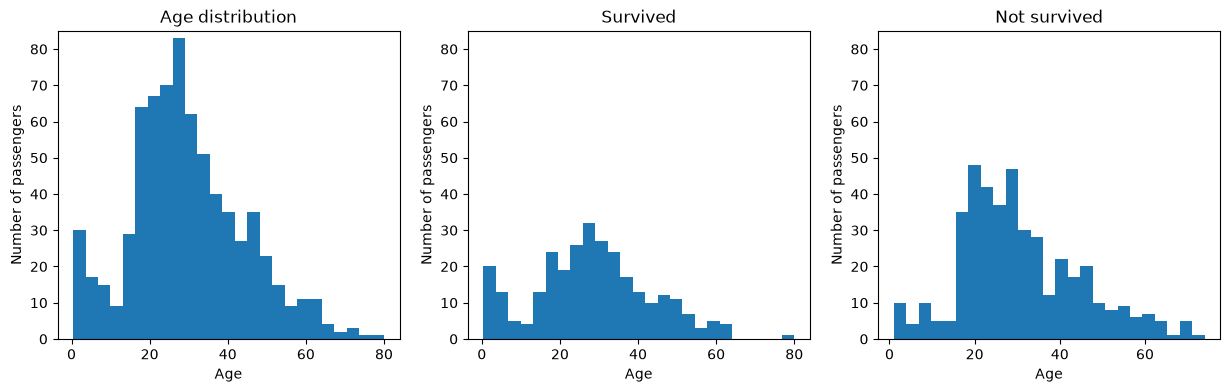
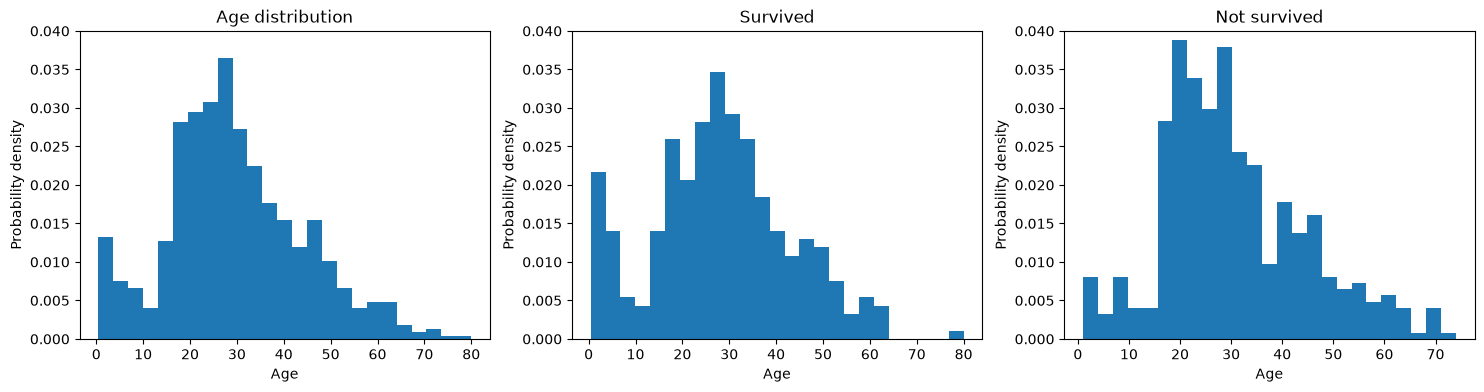
Code edit (unified diff) that turned the first committed figure into the second:
--- before
+++ after
@@ -1,12 +1,12 @@
-fig, axs = plt.subplots(nrows=1, ncols=3, figsize=(15, 4))
+fig, axs = plt.subplots(nrows=1, ncols=3, figsize=(18, 4))
 
-axs[0].hist(df["Age"], bins=25)
+axs[0].hist(df["Age"], bins=25, density=True)
 axs[0].set_title("Age distribution")
 
-axs[1].hist(df.loc[df["Survived"] == 1, "Age"], bins=25)
+axs[1].hist(df.loc[df["Survived"] == 1, "Age"], bins=25, density=True)
 axs[1].set_title("Survived")
 
 
-axs[2].hist(df.loc[df["Survived"] == 0, "Age"], bins=25)
+axs[2].hist(df.loc[df["Survived"] == 0, "Age"], bins=25, density=True)
 axs[2].set_title("Not survived")
 
@@ -14,4 +14,5 @@
 for ax in axs:
     ax.set_xlabel("Age")
-    ax.set_ylabel("Number of passengers")
-    ax.set_ylim(0, 85)
+    ax.set_ylabel("Probability density")
+    #ax.set_ylim(0, 85)
+    ax.set_ylim(0, 0.04)

Commit: Second version of project_001_titanic_eda. Addition of sex and class relationship with survival.